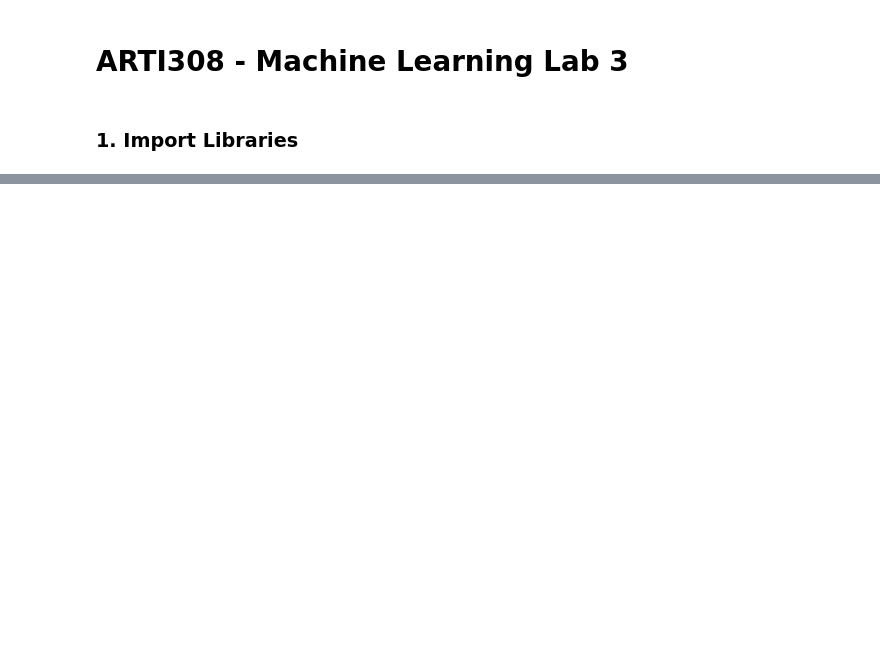
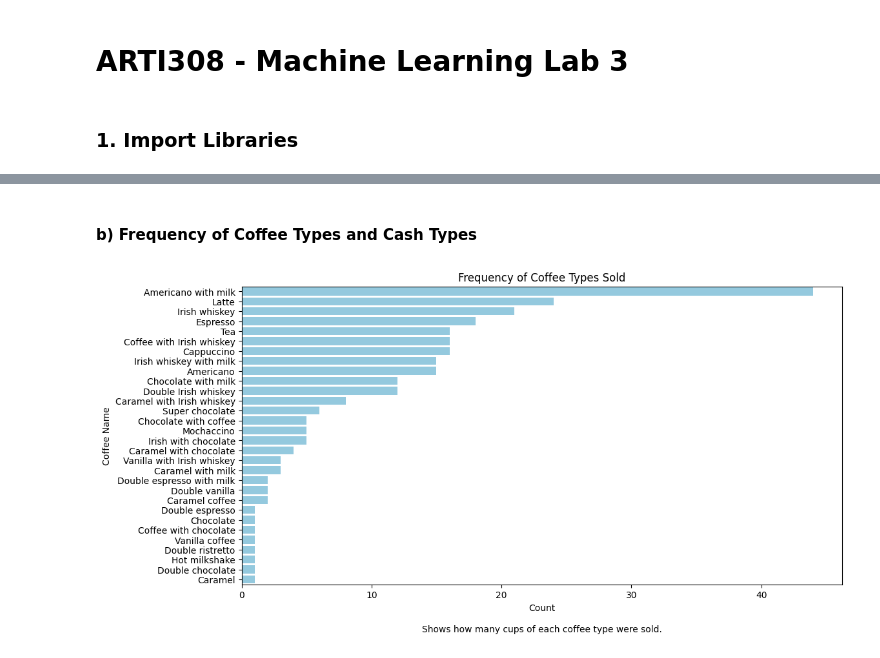
Before and after one commit to An4s0/Machine-learning, a Jupyter notebook: Lab3/lab3.ipynb, the cells around one changed output, grey strips where cells are left out. Cells and saved outputs as stored; diff of their text form; code cells hidden in the pictures; blank space fills up the shorter version.

```diff
--- a/Lab3/lab3.ipynb
+++ b/Lab3/lab3.ipynb
@@ -163,0 +117,12 @@ plt.show()
+# %% [markdown]
+#### b) Frequency of Coffee Types and Cash Types
+# %%
+plt.figure(figsize=(12,6))
+sns.countplot(y='coffee_name', data=df, order=df['coffee_name'].value_counts().index, color='skyblue')
+plt.title('Frequency of Coffee Types Sold')
+plt.xlabel('Count')
+plt.ylabel('Coffee Name')
+plt.text(0.5, -0.15, "Shows how many cups of each coffee type were sold.", ha='center', va='center', transform=plt.gca().transAxes)
+plt.show()
+# %% [output]
+[figure, added]
```
Also changed, not shown: parts of 59 cells of this notebook.
